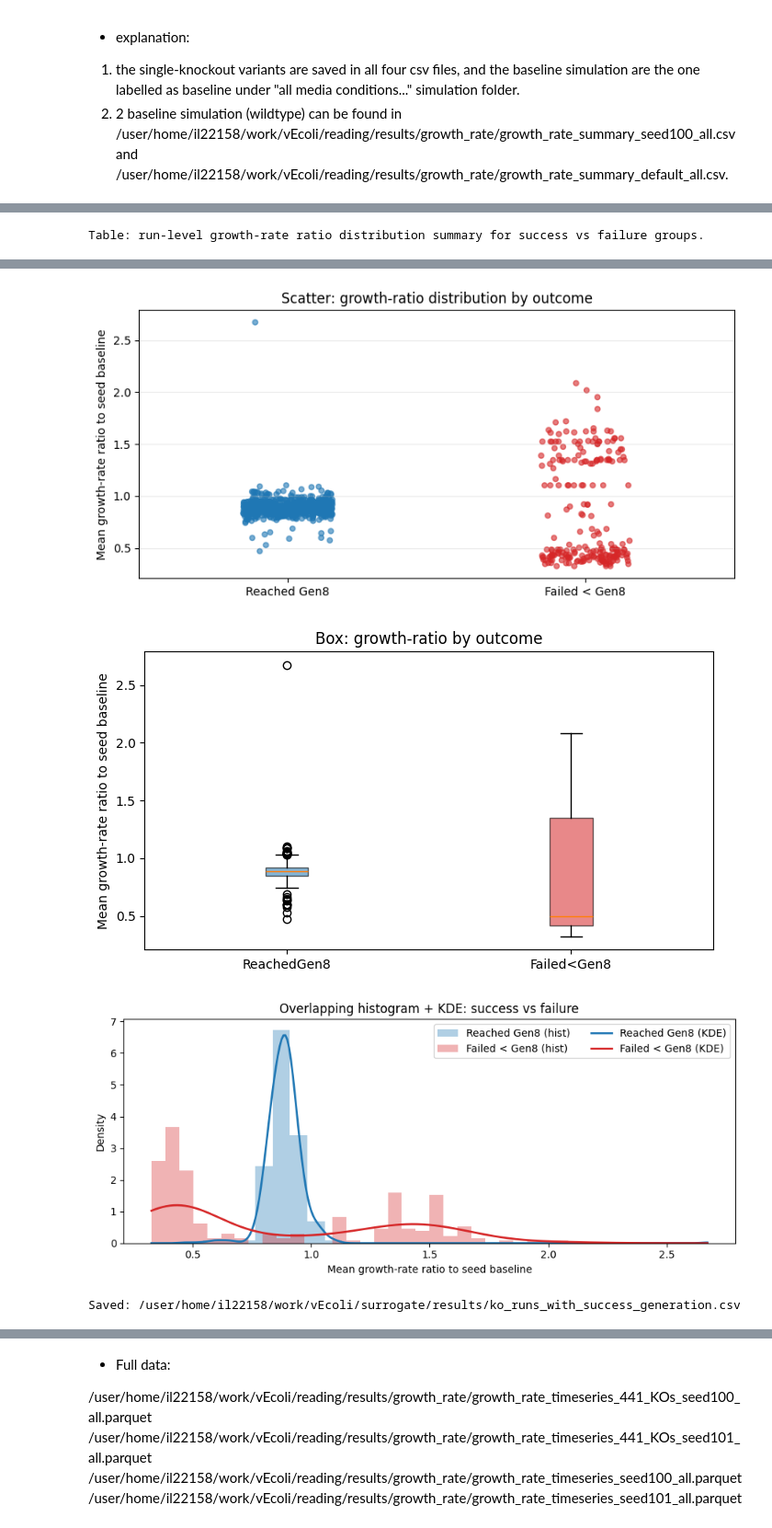
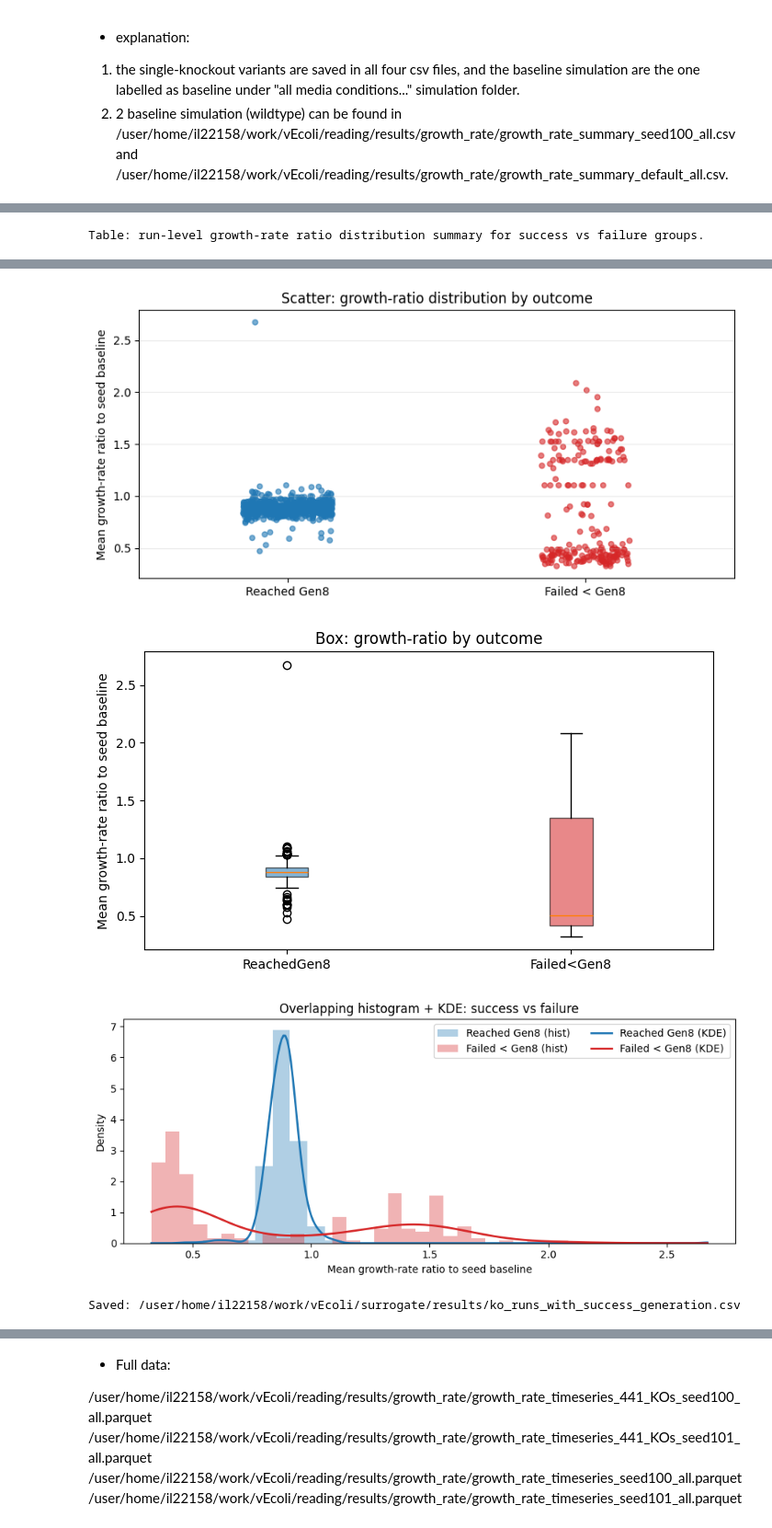
Before and after one commit to katha815/vEcoli-Local, a Jupyter notebook: surrogate/baseline_growth_rate.ipynb, the cells around one changed output, grey strips where cells are left out. Shown at 92% size. Saved outputs shown, nothing was run; the diff lists cells and outputs as text; code cells hidden in the pictures.

```diff
--- a/surrogate/baseline_growth_rate.ipynb
+++ b/surrogate/baseline_growth_rate.ipynb
@@ -113,6 +1105,7 @@ if 'lineage_seed' not in ko_df.columns:
     ko_df['lineage_seed'] = ko_df['source_file'].str.extract(r'seed(\d+)')[0]
     ko_df.loc[ko_df['lineage_seed'].isna() & ko_df['source_file'].str.contains('default', case=False, na=False), 'lineage_seed'] = '0'
 ko_df['lineage_seed'] = pd.to_numeric(ko_df['lineage_seed'], errors='coerce').astype('Int64')
+ko_df = ko_df[ko_df['lineage_seed'].isin([100, 101])].copy() # exclude any non-seed or unexpected seeds for KO rows
 ko_df['variant'] = pd.to_numeric(ko_df['variant'], errors='coerce').astype('Int64')
 
 # -------------------------
@@ -354,4 +1347,4 @@ Table: run-level growth-rate ratio distribution summary for success vs failure g
 [figure]
 [figure]
-[figure, old version]
+[figure, new version]
 Saved: /user/home/il22158/work/vEcoli/surrogate/results/ko_runs_with_success_generation.csv
```
Also changed, not shown: parts of 26 cells of this notebook, 7 other files.
